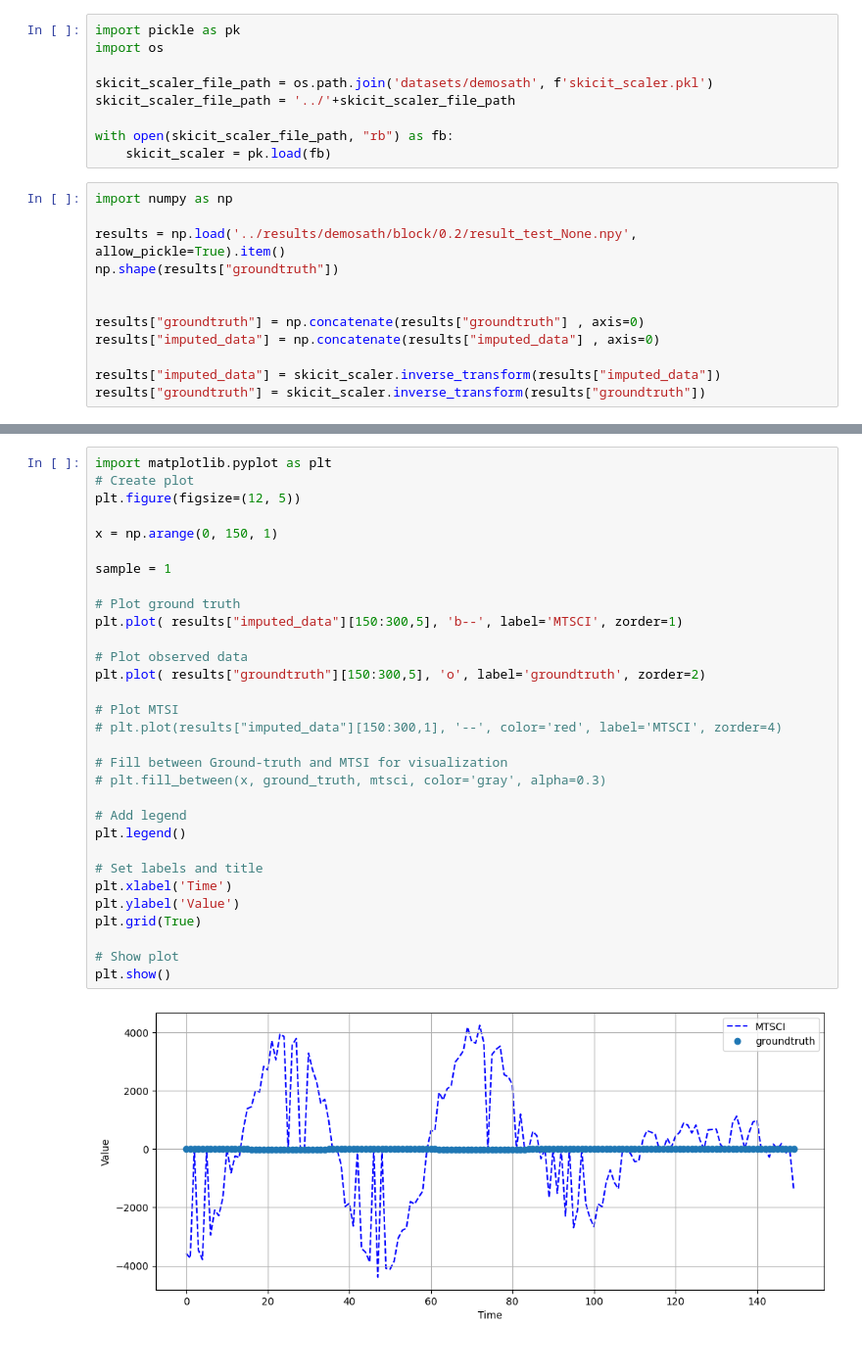
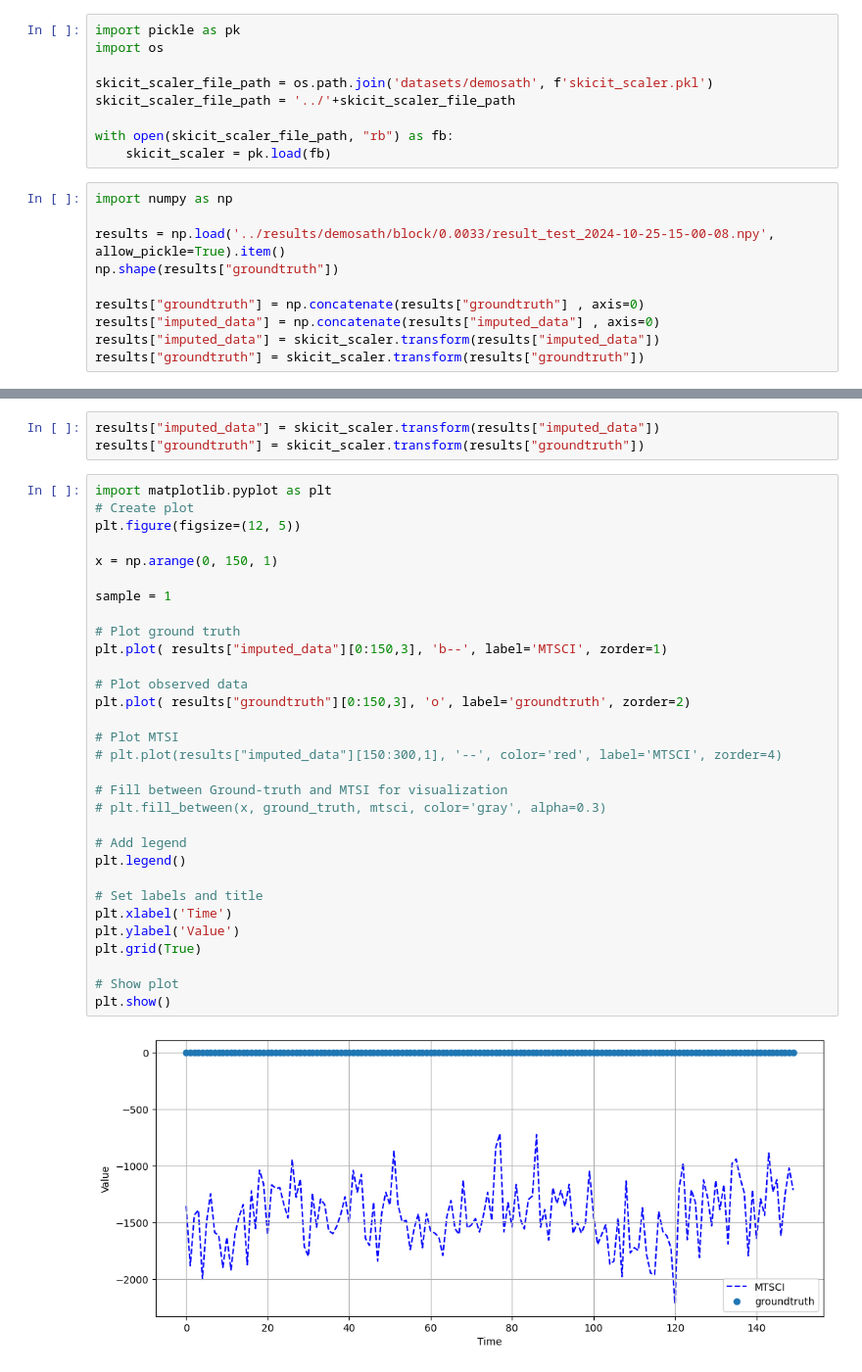
Before and after one commit to rribault-fem/MTSCI, a Jupyter notebook: imgs/plot_results.ipynb, the cells around one changed output, grey strips where cells are left out. Shown: that part at 98% size. Saved outputs shown, nothing was run; the diff lists cells and outputs as text.

Commit message:
data_prep_debug

```diff
--- a/imgs/plot_results.ipynb
+++ b/imgs/plot_results.ipynb
@@ -10,12 +10,10 @@ with open(skicit_scaler_file_path, "rb") as fb:
 # %%
 import numpy as np
 
-results = np.load('../results/demosath/block/0.2/result_test_None.npy', allow_pickle=True).item()
+results = np.load('../results/demosath/block/0.0033/result_test_2024-10-25-15-00-08.npy', allow_pickle=True).item()
 np.shape(results["groundtruth"])
-
 
 results["groundtruth"] = np.concatenate(results["groundtruth"] , axis=0)
 results["imputed_data"] = np.concatenate(results["imputed_data"] , axis=0)
-
-results["imputed_data"] = skicit_scaler.inverse_transform(results["imputed_data"])
-results["groundtruth"] = skicit_scaler.inverse_transform(results["groundtruth"])
+results["imputed_data"] = skicit_scaler.transform(results["imputed_data"])
+results["groundtruth"] = skicit_scaler.transform(results["groundtruth"])
@@ -24,33 +33,36 @@ FileNotFoundError: [Errno 2] No such file or directory: '../results/demosath/blo
+# %%
+results["imputed_data"] = skicit_scaler.transform(results["imputed_data"])
+results["groundtruth"] = skicit_scaler.transform(results["groundtruth"])
 # %%
 import matplotlib.pyplot as plt
 # Create plot
 plt.figure(figsize=(12, 5))
 
 x = np.arange(0, 150, 1)
 
 sample = 1
 
 # Plot ground truth
-plt.plot( results["imputed_data"][150:300,5], 'b--', label='MTSCI', zorder=1)
+plt.plot( results["imputed_data"][0:150,3], 'b--', label='MTSCI', zorder=1)
 
 # Plot observed data
-plt.plot( results["groundtruth"][150:300,5], 'o', label='groundtruth', zorder=2)
+plt.plot( results["groundtruth"][0:150,3], 'o', label='groundtruth', zorder=2)
 
 # Plot MTSI
 # plt.plot(results["imputed_data"][150:300,1], '--', color='red', label='MTSCI', zorder=4)
 
 # Fill between Ground-truth and MTSI for visualization
 # plt.fill_between(x, ground_truth, mtsci, color='gray', alpha=0.3)
 
 # Add legend
 plt.legend()
 
 # Set labels and title
 plt.xlabel('Time')
 plt.ylabel('Value')
 plt.grid(True)
 
 # Show plot
 plt.show()
 # %% [output]
-[figure, old version]
+[figure, new version]
```
Also changed, not shown: parts of 5 cells of this notebook, 9 other files.
